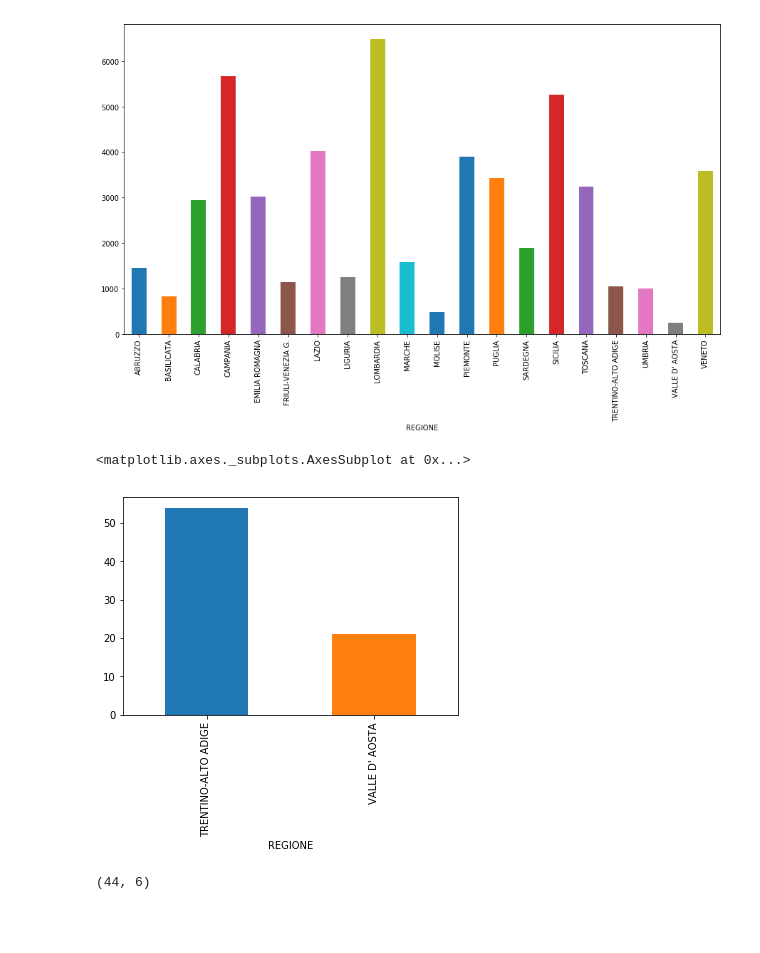
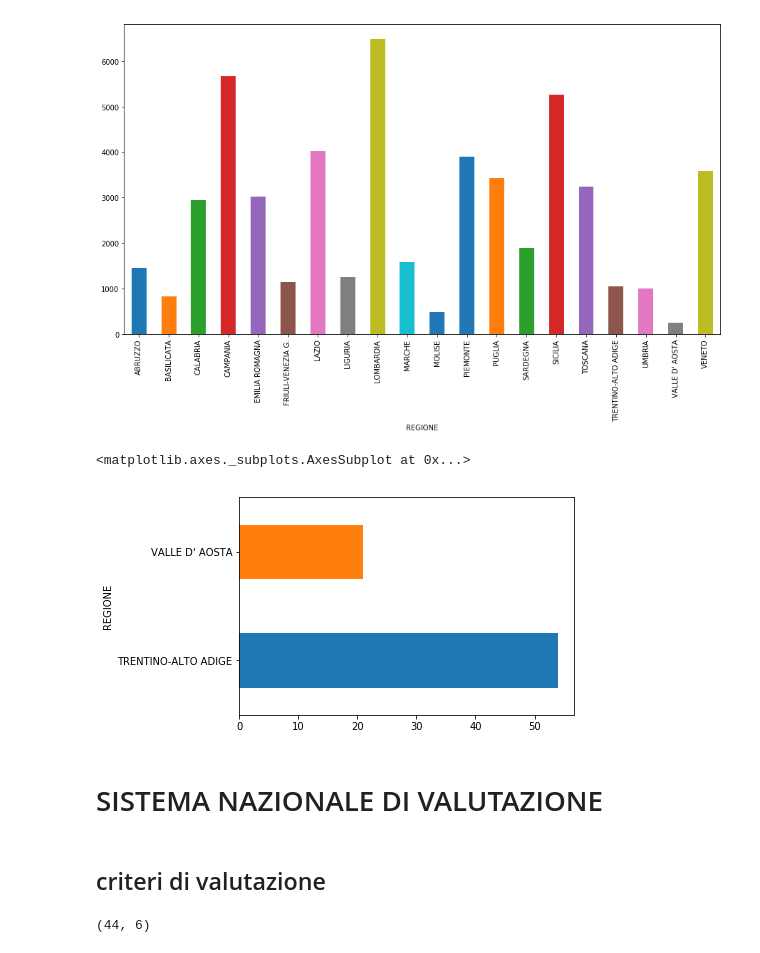
Before and after one commit to napo/opendatamiur, a Jupyter notebook: MIUR_OpenData.ipynb, the cells around one changed output. Drawn from its saved outputs; the diff is of its cells as text; code cells hidden in the pictures; blank space fills up the shorter version.

```diff
--- a/MIUR_OpenData.ipynb
+++ b/MIUR_OpenData.ipynb
@@ -242,13 +241,17 @@ scuole_italiane.groupby(scuole_italiane.REGIONE).size().plot.bar(figsize=(15,8))
 <matplotlib.axes._subplots.AxesSubplot at 0x...>
 [figure]
 # %%
-scuole_paritarie.groupby(scuole_paritarie.REGIONE).size().plot.bar()
+scuole_paritarie.groupby(scuole_paritarie.REGIONE).size().plot.barh()
 # %% [output]
 <matplotlib.axes._subplots.AxesSubplot at 0x...>
-[figure, old version]
+[figure, new version]
+# %% [markdown]
+# SISTEMA NAZIONALE DI VALUTAZIONE
 # %%
 url='http://dati.istruzione.it/opendata/opendata/catalogo/elements1/VALUTAZIONE_ESITI_STA20161720170831.csv'
 valutazioni1617=tabellaMIUR(url)
+# %% [markdown]
+## criteri di valutazione
 # %%
 # criteri di valutazione
 url = 'http://dati.istruzione.it/opendata/opendata/catalogo/elements1/RUBRICA_VAL20161720170831.csv'
```
Also changed, not shown: parts of 27 cells of this notebook.
